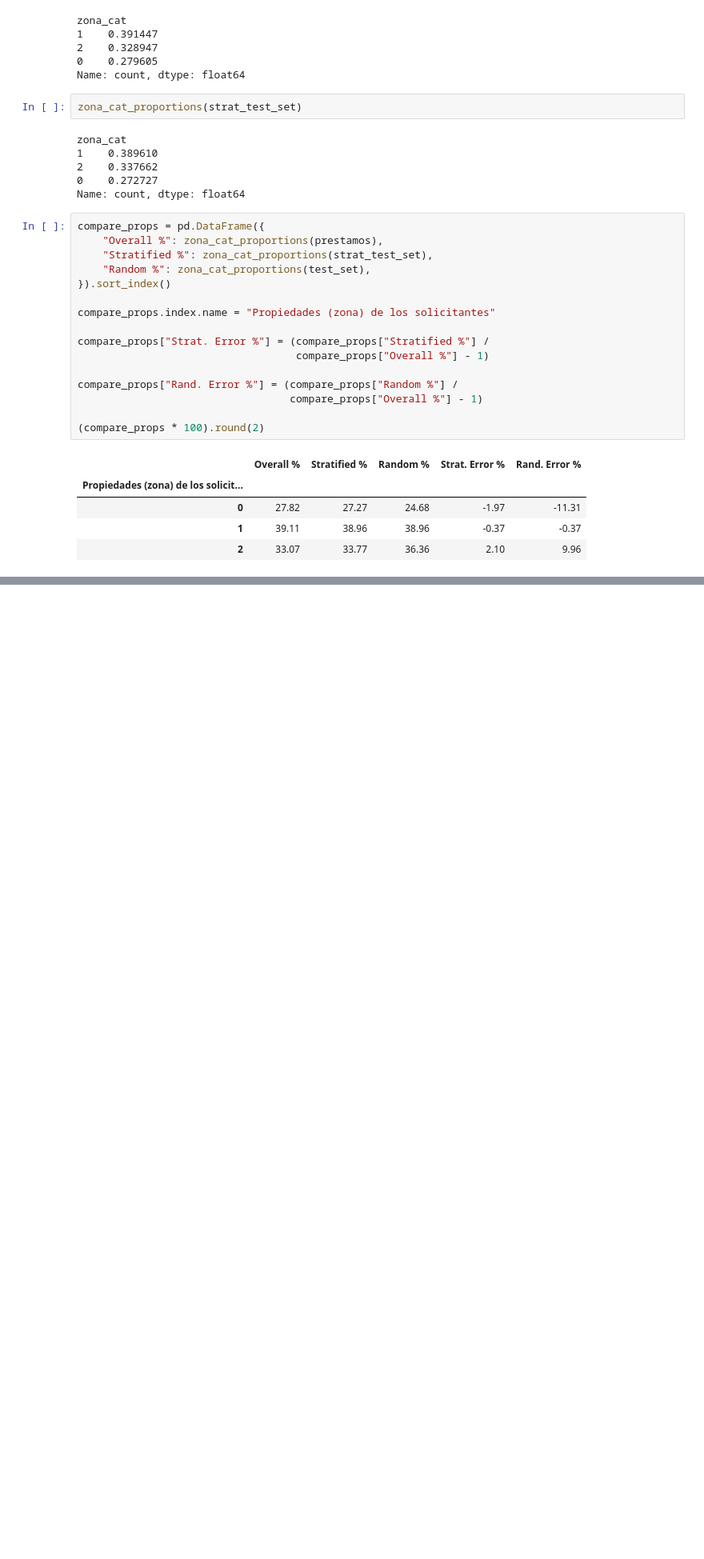
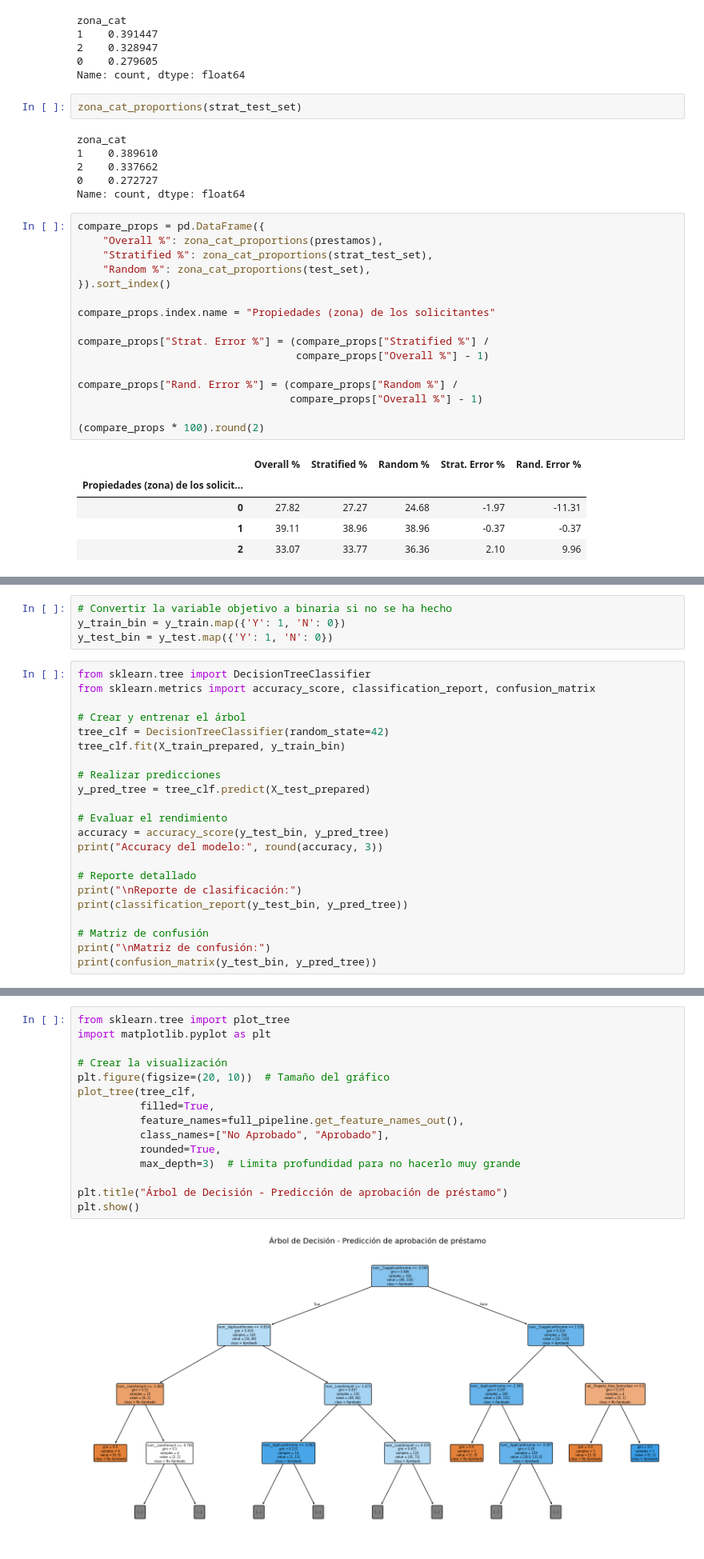
Before and after one commit to LuisDavid01/notebook-proyecto-big-data, a Jupyter notebook: SC-707_G7_Propuesta de proyecto.ipynb, the cells around one changed output, grey strips where cells are left out. Shown: that part at 80% size. Cells and saved outputs as stored; diff of their text form; blank space fills up the shorter version.

```diff
--- a/SC-707_G7_Propuesta de proyecto.ipynb
+++ b/SC-707_G7_Propuesta de proyecto.ipynb
@@ -430,0 +504,26 @@ compare_props["Rand. Error %"] = (compare_props["Random %"] /
+# %%
+# Convertir la variable objetivo a binaria si no se ha hecho
+y_train_bin = y_train.map({'Y': 1, 'N': 0})
+y_test_bin = y_test.map({'Y': 1, 'N': 0})
+# %%
+from sklearn.tree import DecisionTreeClassifier
+from sklearn.metrics import accuracy_score, classification_report, confusion_matrix
+
+# Crear y entrenar el árbol
+tree_clf = DecisionTreeClassifier(random_state=42)
+tree_clf.fit(X_train_prepared, y_train_bin)
+
+# Realizar predicciones
+y_pred_tree = tree_clf.predict(X_test_prepared)
+
+# Evaluar el rendimiento
+accuracy = accuracy_score(y_test_bin, y_pred_tree)
+print("Accuracy del modelo:", round(accuracy, 3))
+
+# Reporte detallado
+print("\nReporte de clasificación:")
+print(classification_report(y_test_bin, y_pred_tree))
+
+# Matriz de confusión
+print("\nMatriz de confusión:")
+print(confusion_matrix(y_test_bin, y_pred_tree))
@@ -430,0 +549,17 @@ compare_props["Rand. Error %"] = (compare_props["Random %"] /
+# %%
+from sklearn.tree import plot_tree
+import matplotlib.pyplot as plt
+
+# Crear la visualización
+plt.figure(figsize=(20, 10))  # Tamaño del gráfico
+plot_tree(tree_clf,
+          filled=True,
+          feature_names=full_pipeline.get_feature_names_out(),
+          class_names=["No Aprobado", "Aprobado"],
+          rounded=True,
+          max_depth=3)  # Limita profundidad para no hacerlo muy grande
+
+plt.title("Árbol de Decisión - Predicción de aprobación de préstamo")
+plt.show()
+# %% [output]
+[figure, added]
```
Also changed, not shown: parts of 13 cells of this notebook.
